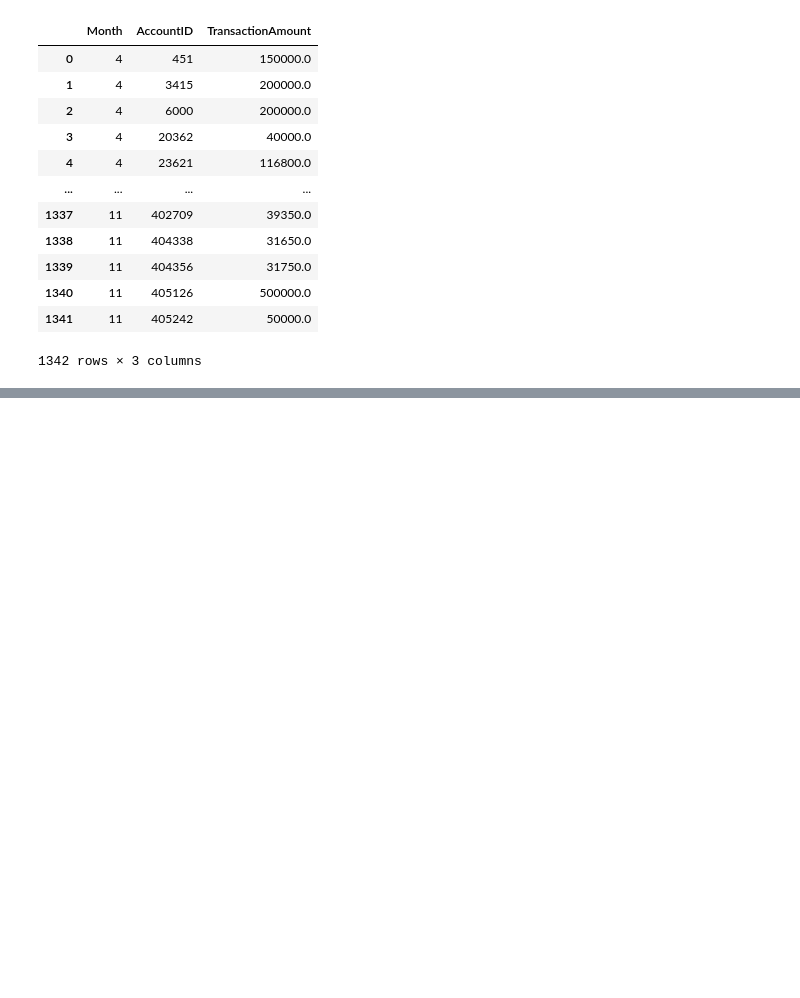
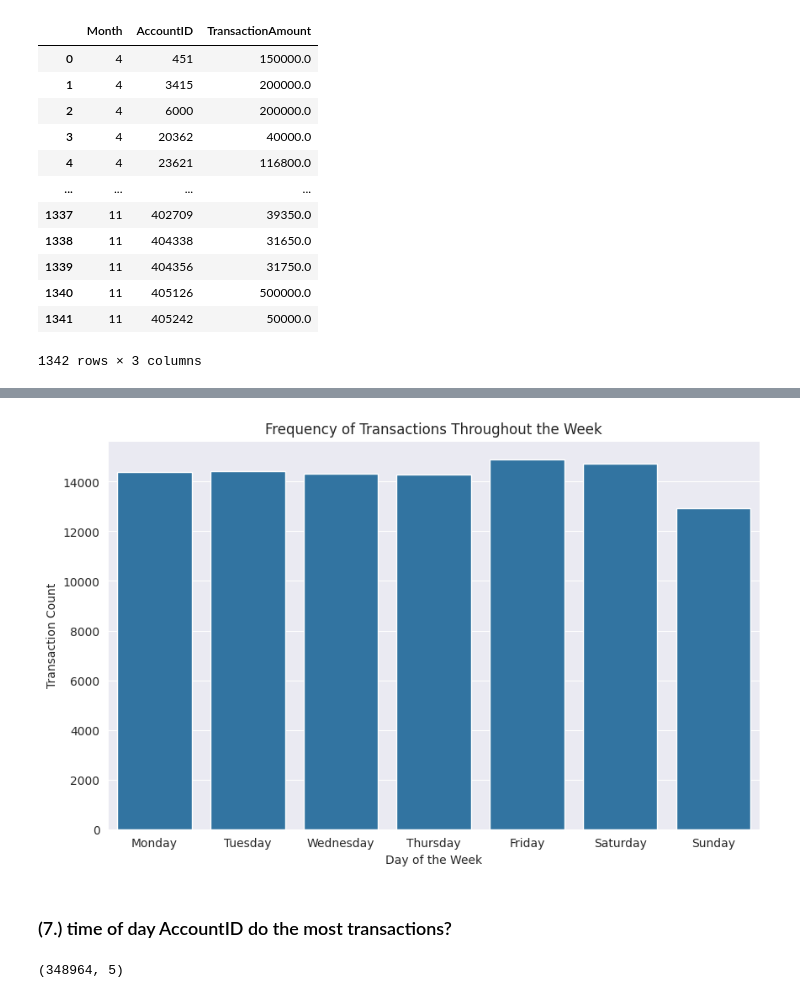
Before and after one commit to neyedhayo/transaction-analysis, a Jupyter notebook: notebook/eda_notebook.ipynb, the cells around one changed output, grey strips where cells are left out. Drawn from its saved outputs; the diff is of its cells as text; code cells hidden in the pictures; blank space fills up the shorter version.

```diff
--- a/notebook/eda_notebook.ipynb
+++ b/notebook/eda_notebook.ipynb
@@ -281,0 +385,12 @@ avg_30000_per_month_df
+# %%
+# Plot a visualization for the frequency of transactions throughout the week
+plt.figure(figsize=(10, 6))
+sns.countplot(x='DayOfWeek', data=df, order=['Monday', 'Tuesday', 'Wednesday', 'Thursday', 'Friday', 'Saturday', 'Sunday'])
+plt.title('Frequency of Transactions Throughout the Week')
+plt.xlabel('Day of the Week')
+plt.ylabel('Transaction Count')
+plt.show()
+# %% [output]
+[figure, added]
+# %% [markdown]
+### (7.) time of day AccountID do the most transactions?
@@ -281,0 +400,4 @@ avg_30000_per_month_df
+# %%
+hour_of_day_most_transactions
+# %% [output]
+(348964, 5)
```
Also changed, not shown: parts of 38 cells of this notebook.
